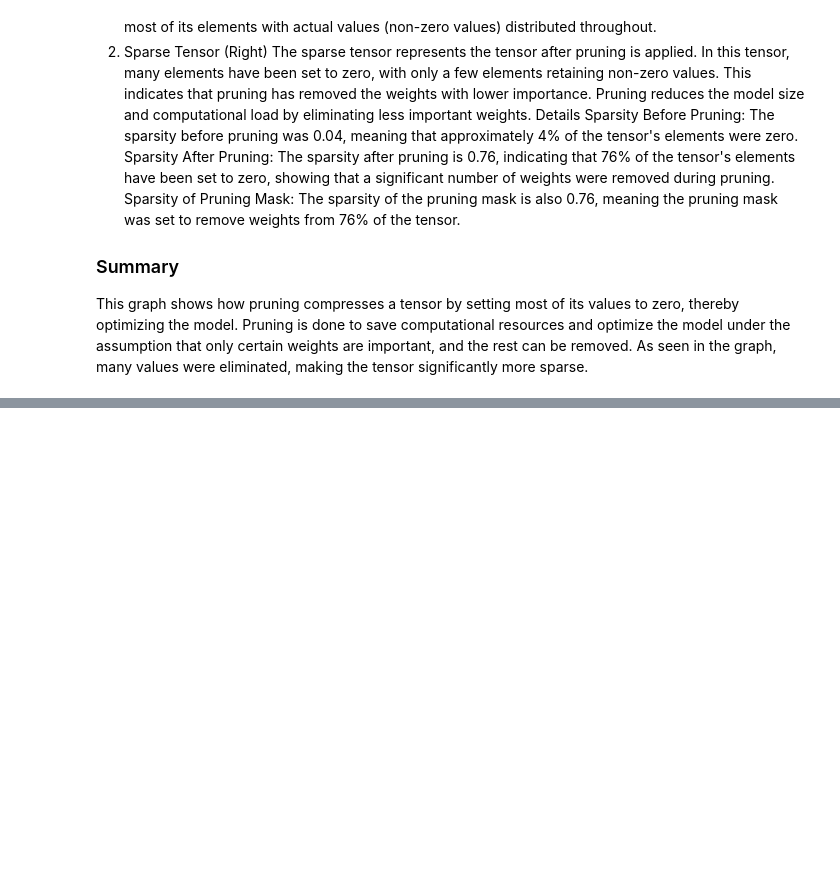
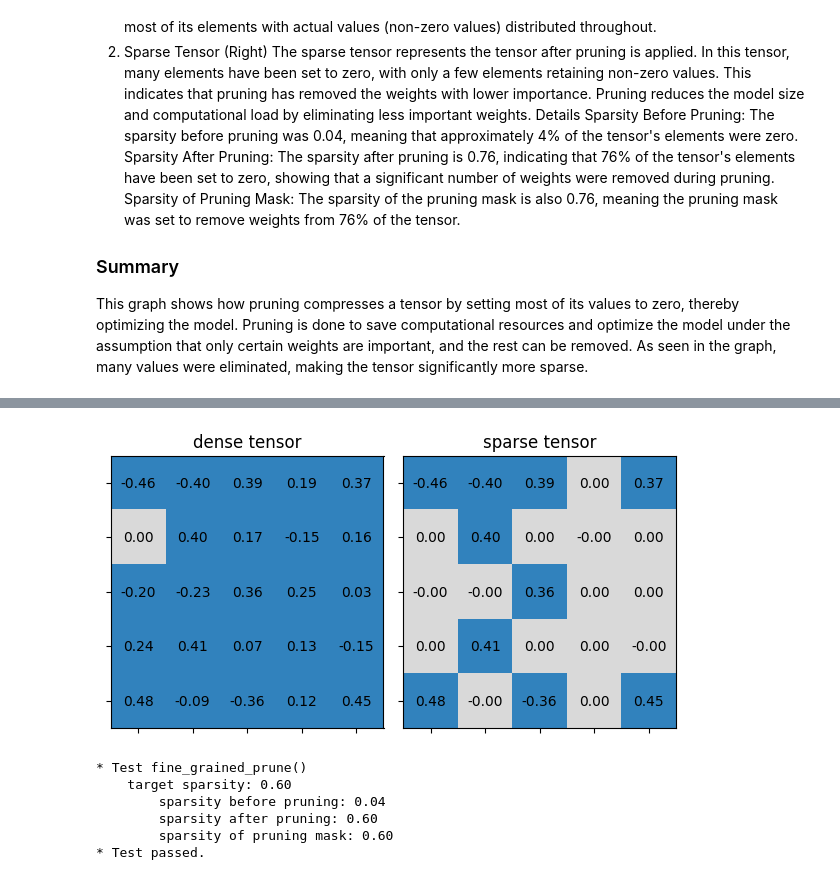
Before and after one commit to cosmic4dev/ML_lab, a Jupyter notebook: MIT_EfiicientLM_Lab1_Pruning.ipynb, the cells around one changed output, grey strips where cells are left out. Drawn from its saved outputs; the diff is of its cells as text; code cells hidden in the pictures; blank space fills up the shorter version.

```diff
--- a/MIT_EfiicientLM_Lab1_Pruning.ipynb
+++ b/MIT_EfiicientLM_Lab1_Pruning.ipynb
@@ -579,0 +584,13 @@ This graph shows how pruning compresses a tensor by setting most of its values t
+# %%
+##################### YOUR CODE STARTS HERE #####################
+target_sparsity = (15/25)
+##################### YOUR CODE ENDS HERE #####################
+test_fine_grained_prune(target_sparsity=target_sparsity, target_nonzeros=10)
+# %% [output]
+[figure, added]
+* Test fine_grained_prune()
+    target sparsity: 0.60
+        sparsity before pruning: 0.04
+        sparsity after pruning: 0.60
+        sparsity of pruning mask: 0.60
+* Test passed.
```
Also changed, not shown: parts of 46 cells of this notebook.
